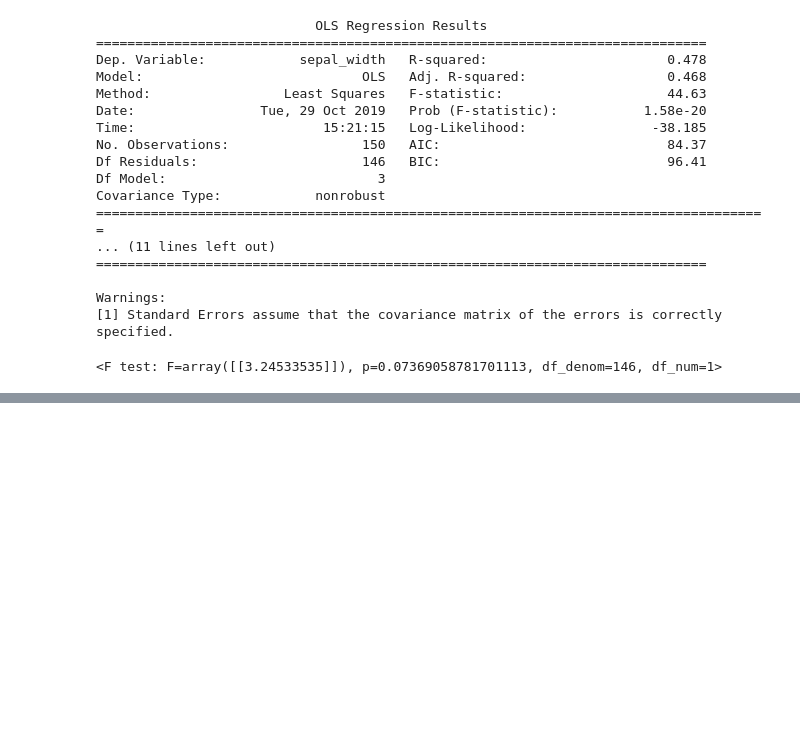
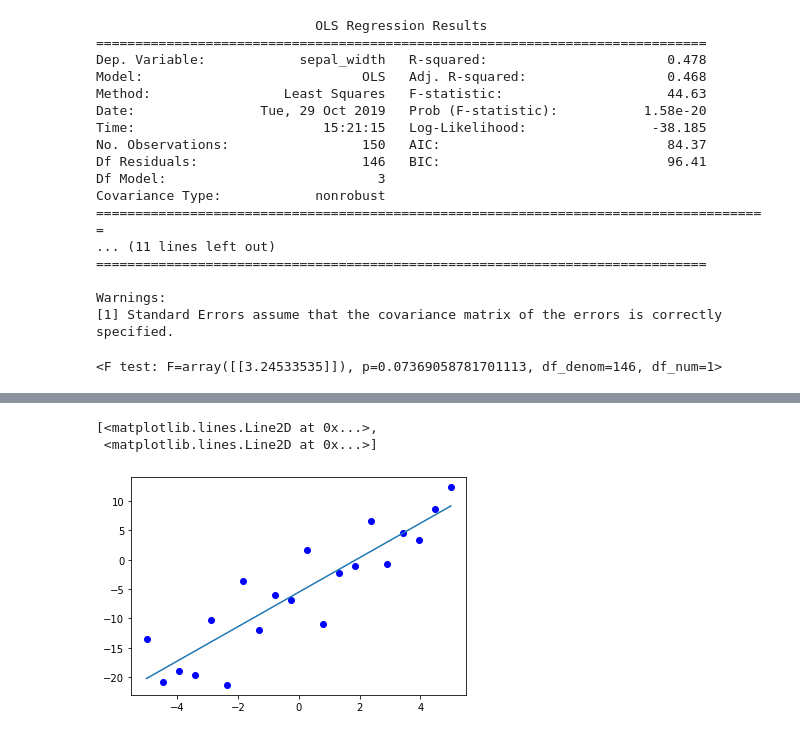
Before and after one commit to GalihFajar/Pemrograman_Lanjut, a Jupyter notebook: SciPy/3-1-3.ipynb, the cells around one changed output, grey strips where cells are left out. Drawn from its saved outputs; the diff is of its cells as text; code cells hidden in the pictures; blank space fills up the shorter version.

```diff
--- a/SciPy/3-1-3.ipynb
+++ b/SciPy/3-1-3.ipynb
@@ -93,0 +104,8 @@ print(model.f_test([0, 1, -1, 0]))
+# %%
+import tensorflow as tf
+from tensorflow import keras
+model = tf.keras.Sequential([keras.layers.Dense(units=64),
+                             keras.layers.Dense(1)])
+model.compile(optimizer='sgd', loss='mean_squared_error')
+# %%
+model.fit(x, y, epochs=500)
@@ -93,0 +131,8 @@ print(model.f_test([0, 1, -1, 0]))
+# %%
+y_reg_tf = model.predict(x)
+# %%
+plt.plot(x,y,'bo',x, y_reg_tf)
+# %% [output]
+[<matplotlib.lines.Line2D at 0x...>,
+ <matplotlib.lines.Line2D at 0x...>]
+[figure, added]
```
Also changed, not shown: parts of 4 cells of this notebook.
